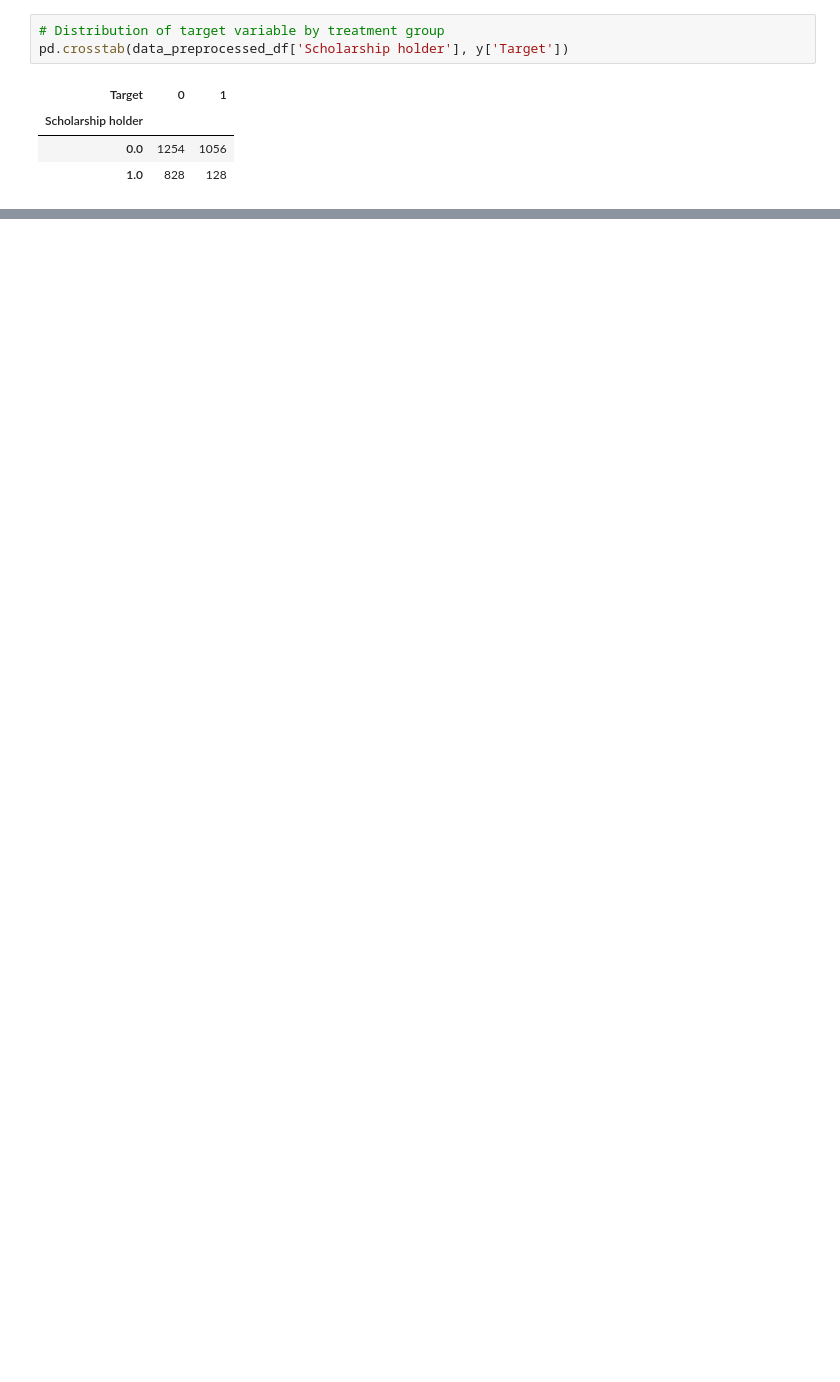
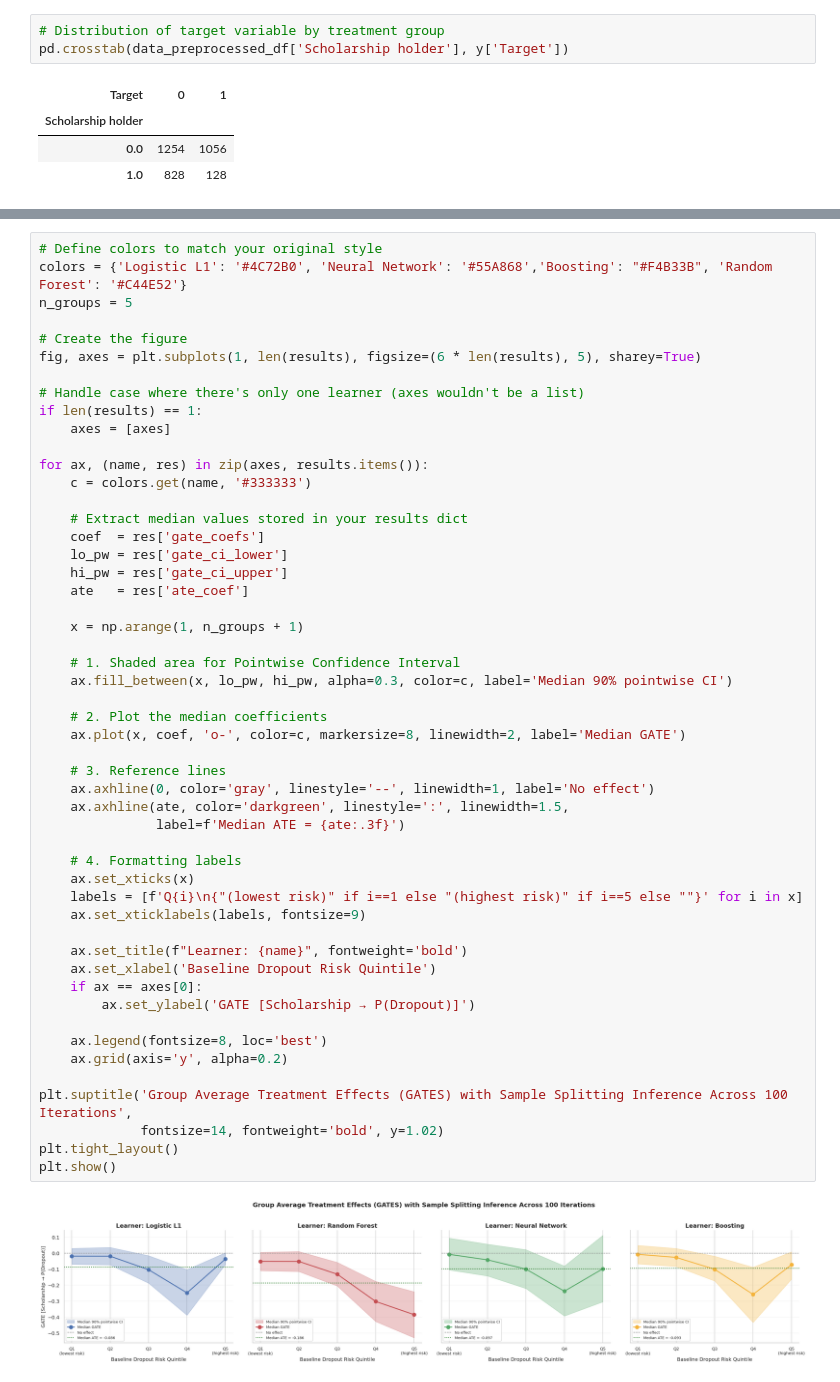
Before and after one commit to jlechat/ML-for-econo---Student-s-dropout-and-academic-success, a Jupyter notebook: 2 - Heterogeneous effects ddml proba dropout.ipynb, the cells around one changed output, grey strips where cells are left out. Saved outputs shown, nothing was run; the diff lists cells and outputs as text; blank space fills up the shorter version.

```diff
--- a/2 - Quantile regression proba dropout.ipynb
+++ b/2 - Heterogeneous effects ddml proba dropout.ipynb
@@ -536,0 +668,53 @@ Old
+# %%
+# Define colors to match your original style
+colors = {'Logistic L1': '#4C72B0', 'Neural Network': '#55A868','Boosting': "#F4B33B", 'Random Forest': '#C44E52'}
+n_groups = 5
+
+# Create the figure
+fig, axes = plt.subplots(1, len(results), figsize=(6 * len(results), 5), sharey=True)
+
+# Handle case where there's only one learner (axes wouldn't be a list)
+if len(results) == 1:
+    axes = [axes]
+
+for ax, (name, res) in zip(axes, results.items()):
+    c = colors.get(name, '#333333')
+
+    # Extract median values stored in your results dict
+    coef  = res['gate_coefs']
+    lo_pw = res['gate_ci_lower']
+    hi_pw = res['gate_ci_upper']
+    ate   = res['ate_coef']
+
+    x = np.arange(1, n_groups + 1)
+
+    # 1. Shaded area for Pointwise Confidence Interval
+    ax.fill_between(x, lo_pw, hi_pw, alpha=0.3, color=c, label='Median 90% pointwise CI')
+
+    # 2. Plot the median coefficients
+    ax.plot(x, coef, 'o-', color=c, markersize=8, linewidth=2, label='Median GATE')
+
+    # 3. Reference lines
+    ax.axhline(0, color='gray', linestyle='--', linewidth=1, label='No effect')
+    ax.axhline(ate, color='darkgreen', linestyle=':', linewidth=1.5,
+               label=f'Median ATE = {ate:.3f}')
+
+    # 4. Formatting labels
+    ax.set_xticks(x)
+    labels = [f'Q{i}\n{"(lowest risk)" if i==1 else "(highest risk)" if i==5 else ""}' for i in x]
+    ax.set_xticklabels(labels, fontsize=9)
+
+    ax.set_title(f"Learner: {name}", fontweight='bold')
+    ax.set_xlabel('Baseline Dropout Risk Quintile')
+    if ax == axes[0]:
+        ax.set_ylabel('GATE [Scholarship → P(Dropout)]')
+
+    ax.legend(fontsize=8, loc='best')
+    ax.grid(axis='y', alpha=0.2)
+
+plt.suptitle('Group Average Treatment Effects (GATES) with Sample Splitting Inference Across 100 Iterations',
+             fontsize=14, fontweight='bold', y=1.02)
+plt.tight_layout()
+plt.show()
+# %% [output]
+[figure, added]
```
Also changed, not shown: parts of 20 cells of this notebook, 2 other files.
